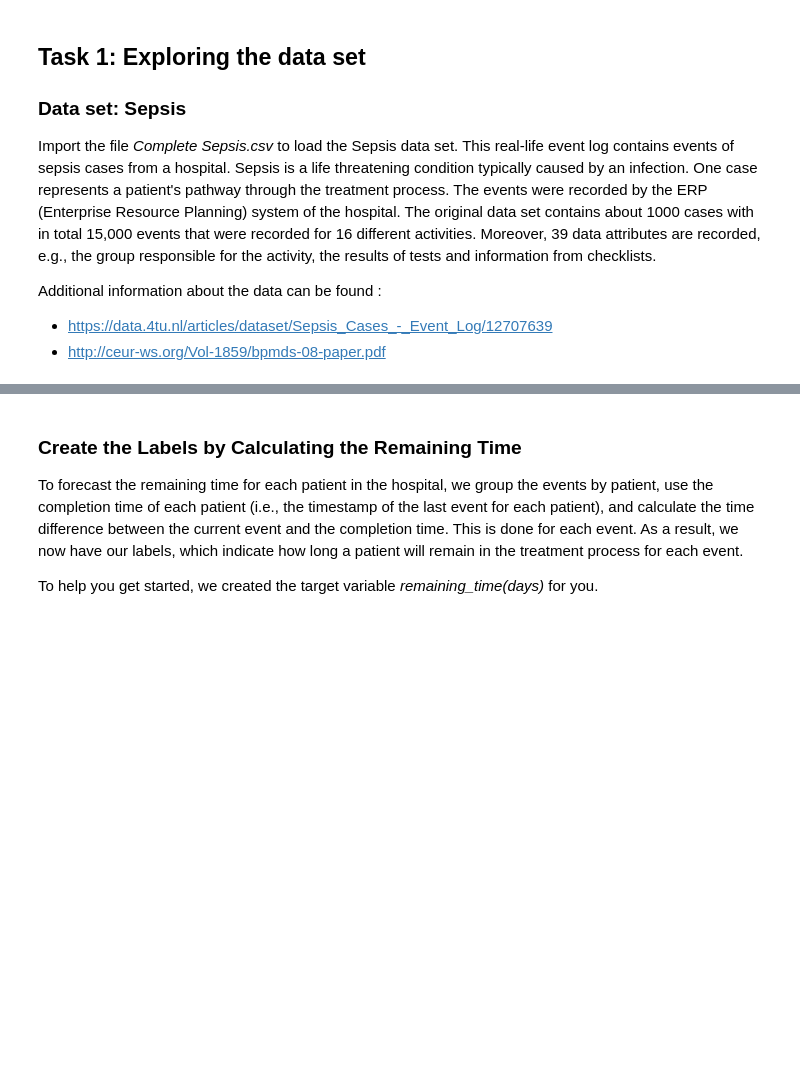
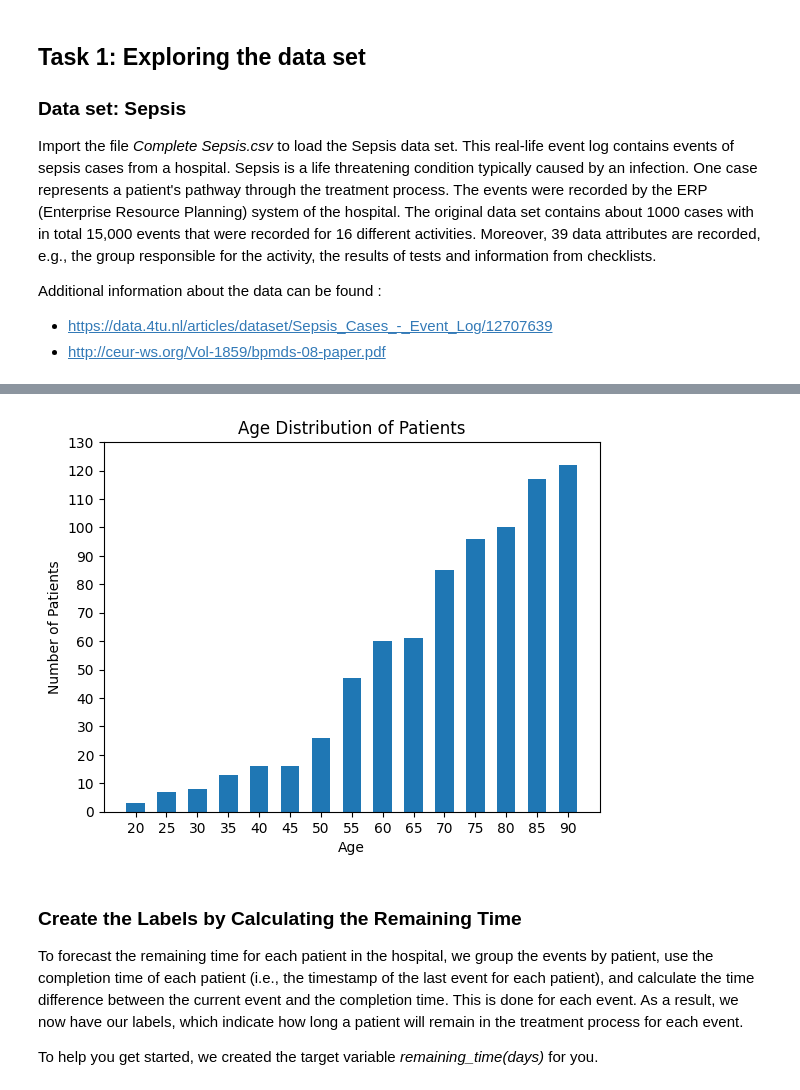
Before and after one commit to edogeensen/APML-A2, a Jupyter notebook: Assignment 2. Predictive Process Monitoring toegevoegde bestanden 9 december 2025 1118/Assignment 2.ipynb, the cells around one changed output, grey strips where cells are left out. Saved outputs shown, nothing was run; the diff lists cells and outputs as text; code cells hidden in the pictures; blank space fills up the shorter version.

```diff
--- a/Assignment 2. Predictive Process Monitoring toegevoegde bestanden 9 december 2025 1118/Assignment 2.ipynb
+++ b/Assignment 2. Predictive Process Monitoring toegevoegde bestanden 9 december 2025 1118/Assignment 2.ipynb
@@ -83,0 +168,5 @@ Index(['Case ID', 'Activity', 'Complete Timestamp', 'lifecycle:transition',
+# %%
+# frequency of each age, seeing upwards trend
+age_counts_df = data_Sepsis["Age"].value_counts(dropna=True).reset_index()
+age_counts_df.columns = ["Age", "Count"]
+print(age_counts_df)
@@ -84,3 +190,24 @@ Index(['Case ID', 'Activity', 'Complete Timestamp', 'lifecycle:transition',
+# %%
+fig, ax = plt.subplots()
+
+# Plot
+ax.bar(age_counts_df["Age"], age_counts_df["Count"], width=3)
+
+# Axis labels
+ax.set_xlabel("Age")
+ax.set_ylabel("Number of Patients")
+ax.set_title("Age Distribution of Patients")
+
+# Age axis ticks every 5 years
+ax.set_xticks(range(int(age_counts_df["Age"].min()),
+                   int(age_counts_df["Age"].max()) + 1, 5))
+
+# Frequency axis ticks every 10
+ax.set_yticks(range(0, age_counts_df["Count"].max() + 10, 10))
+
+plt.show()
+# %% [output]
+[figure, added]
 # %% [markdown]
 ### Create the Labels by Calculating the Remaining Time
 
```
Also changed, not shown: parts of 19 cells of this notebook.
